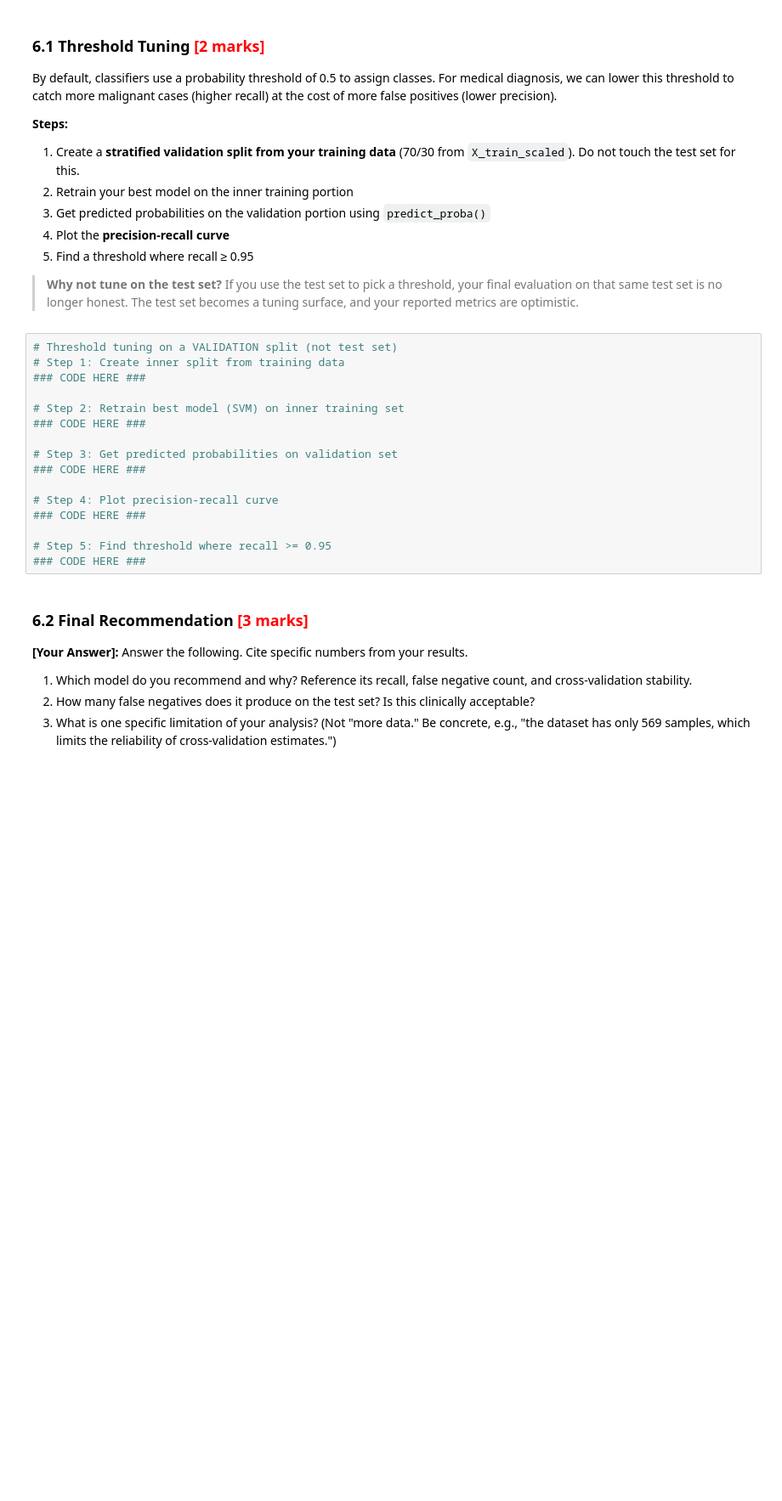
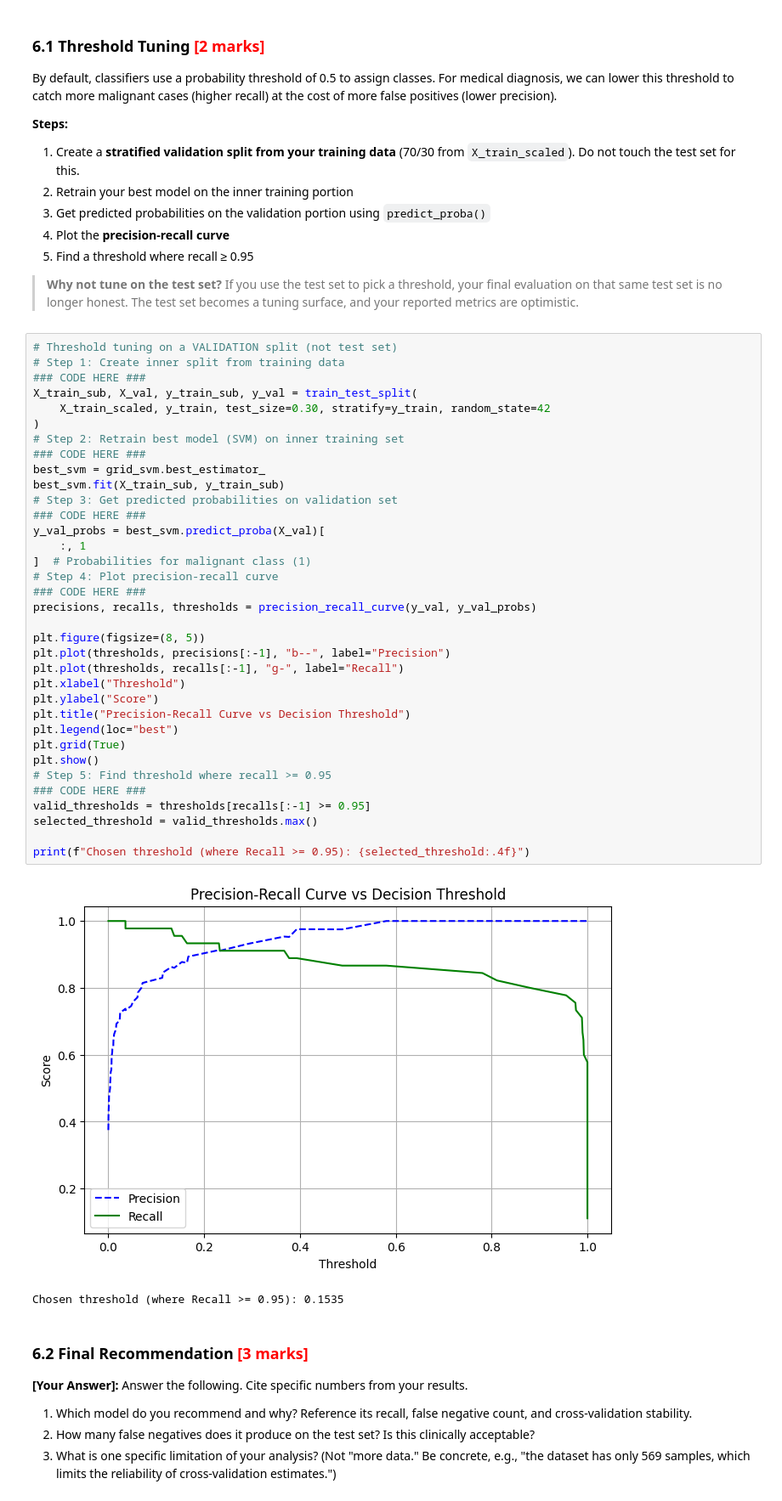
Before and after one commit to rhombus-india/iit-kgp-assignments, a Jupyter notebook: Classification_Assignment_IITKGP/Classification_Models_Exercise.ipynb, the cells around one changed output. Shown at 85% size. Drawn from its saved outputs; the diff is of its cells as text; blank space fills up the shorter version.

```diff
--- a/Classification_Assignment_IITKGP/Classification_Models_Exercise.ipynb
+++ b/Classification_Assignment_IITKGP/Classification_Models_Exercise.ipynb
@@ -641,19 +772,41 @@ By default, classifiers use a probability threshold of 0.5 to assign classes. Fo
 # %%
 # Threshold tuning on a VALIDATION split (not test set)
 # Step 1: Create inner split from training data
 ### CODE HERE ###
-
+X_train_sub, X_val, y_train_sub, y_val = train_test_split(
+    X_train_scaled, y_train, test_size=0.30, stratify=y_train, random_state=42
+)
 # Step 2: Retrain best model (SVM) on inner training set
 ### CODE HERE ###
-
+best_svm = grid_svm.best_estimator_
+best_svm.fit(X_train_sub, y_train_sub)
 # Step 3: Get predicted probabilities on validation set
 ### CODE HERE ###
-
+y_val_probs = best_svm.predict_proba(X_val)[
+    :, 1
+]  # Probabilities for malignant class (1)
 # Step 4: Plot precision-recall curve
 ### CODE HERE ###
+precisions, recalls, thresholds = precision_recall_curve(y_val, y_val_probs)
 
+plt.figure(figsize=(8, 5))
+plt.plot(thresholds, precisions[:-1], "b--", label="Precision")
+plt.plot(thresholds, recalls[:-1], "g-", label="Recall")
+plt.xlabel("Threshold")
+plt.ylabel("Score")
+plt.title("Precision-Recall Curve vs Decision Threshold")
+plt.legend(loc="best")
+plt.grid(True)
+plt.show()
 # Step 5: Find threshold where recall >= 0.95
 ### CODE HERE ###
+valid_thresholds = thresholds[recalls[:-1] >= 0.95]
+selected_threshold = valid_thresholds.max()
+
+print(f"Chosen threshold (where Recall >= 0.95): {selected_threshold:.4f}")
+# %% [output]
+[figure, added]
+Chosen threshold (where Recall >= 0.95): 0.1535
 # %% [markdown]
 ### 6.2 Final Recommendation <font color="red">[3 marks]</font>
 
```
Also changed, not shown: parts of 10 cells of this notebook.
